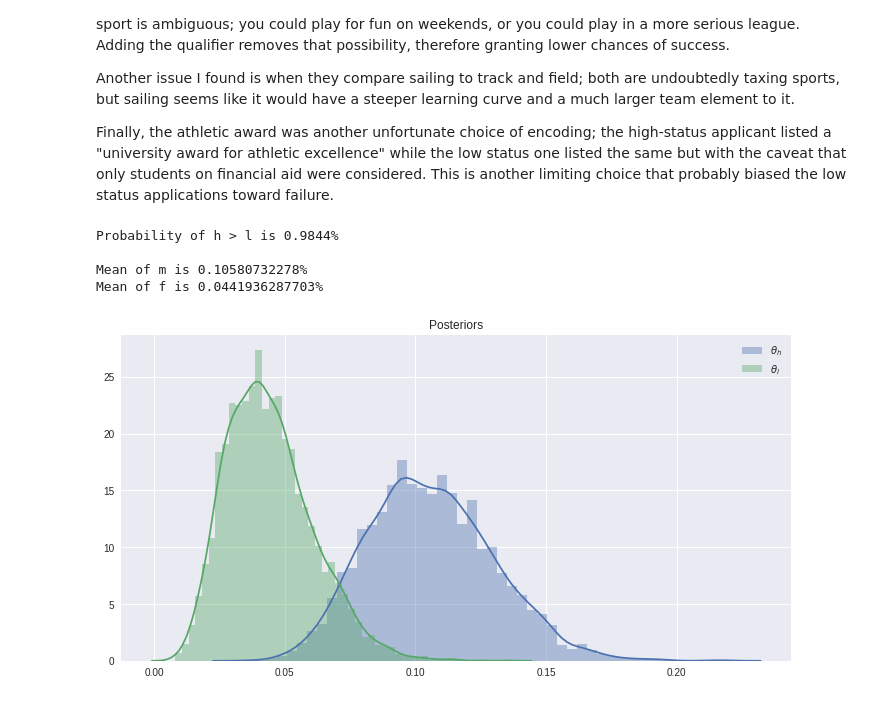
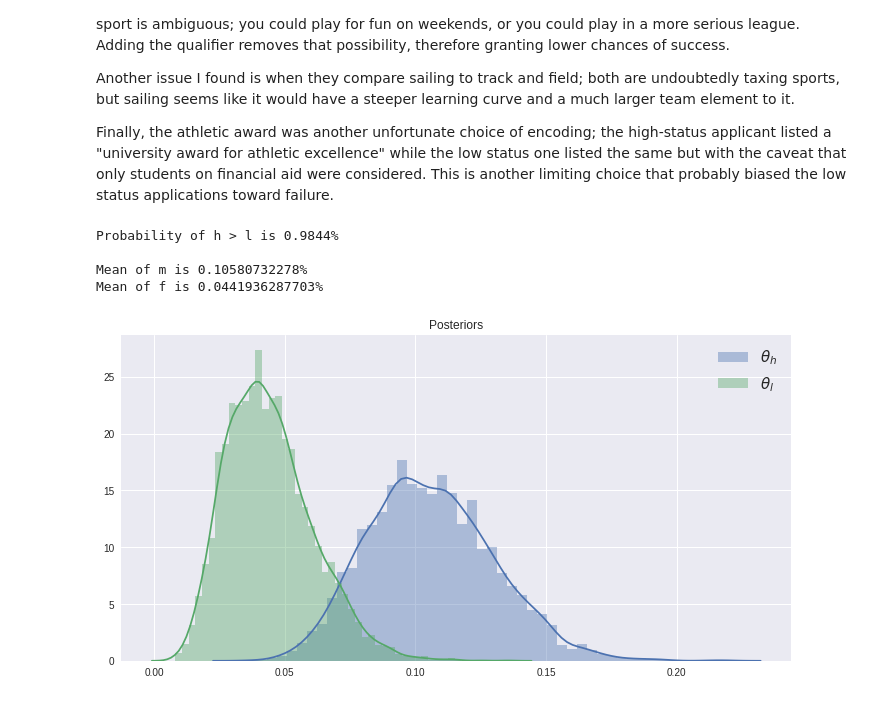
Before and after one commit to dmonroe85/gender_class_hiring, a Jupyter notebook: gender_class_hiring.ipynb, the cells around one changed output. Drawn from its saved outputs; the diff is of its cells as text; code cells hidden in the pictures.

```diff
--- a/gender_class_hiring.ipynb
+++ b/gender_class_hiring.ipynb
@@ -166,17 +166,17 @@ Finally, the athletic award was another unfortunate choice of encoding; the high
 # %%
 sns.distplot(theta_h, label=r'$\theta_{h}$')
 sns.distplot(theta_l, label=r'$\theta_{l}$')
-plt.legend()
+plt.legend(prop={'size': 15})
 plt.title('Posteriors')
 
 print('Probability of h > l is %s%%' % np.mean(theta_h > theta_l))
 print("")
 
 print("Mean of m is %s%%" % np.mean(theta_h))
 print("Mean of f is %s%%" % np.mean(theta_l))
 # %% [output]
 Probability of h > l is 0.9844%
 
 Mean of m is 0.10580732278%
 Mean of f is 0.0441936287703%
-[figure, old version]
+[figure, new version]
```
Also changed, not shown: parts of 2 cells of this notebook.
